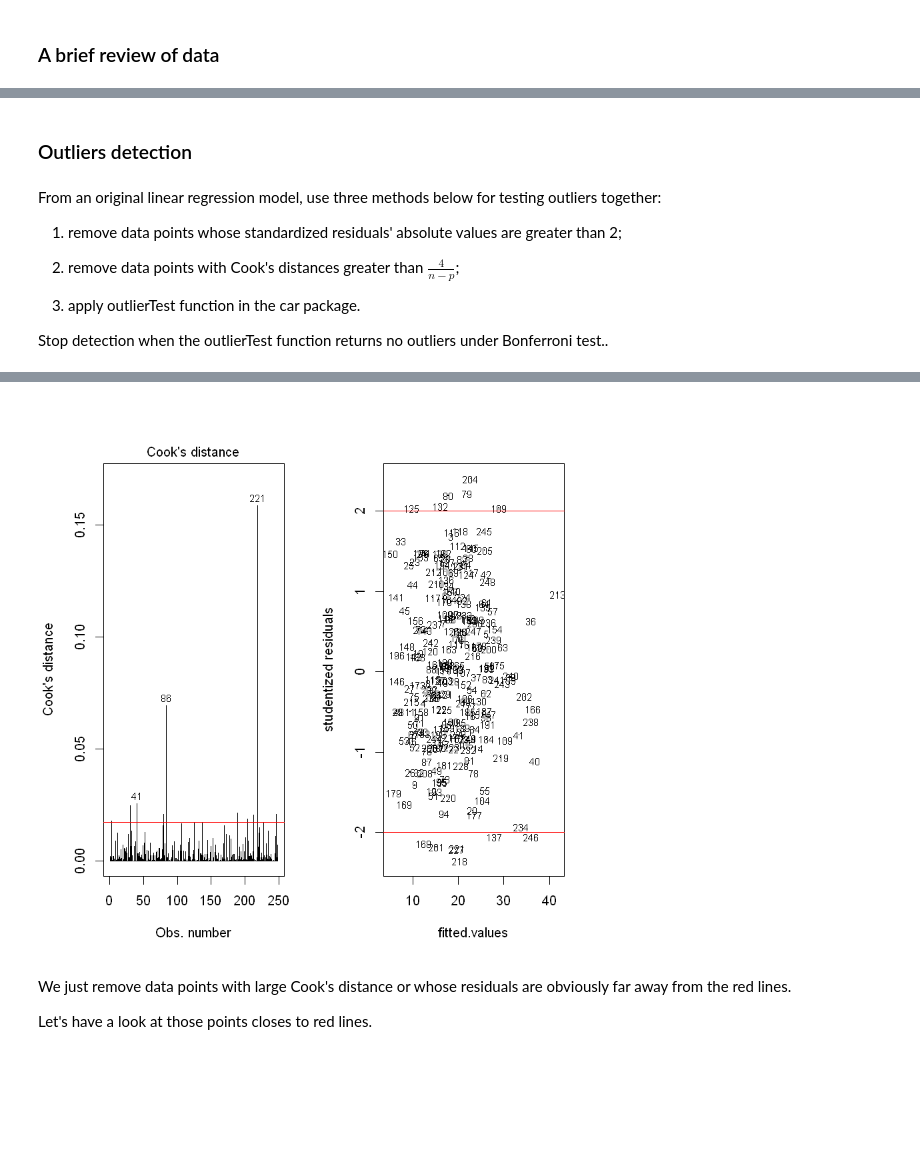
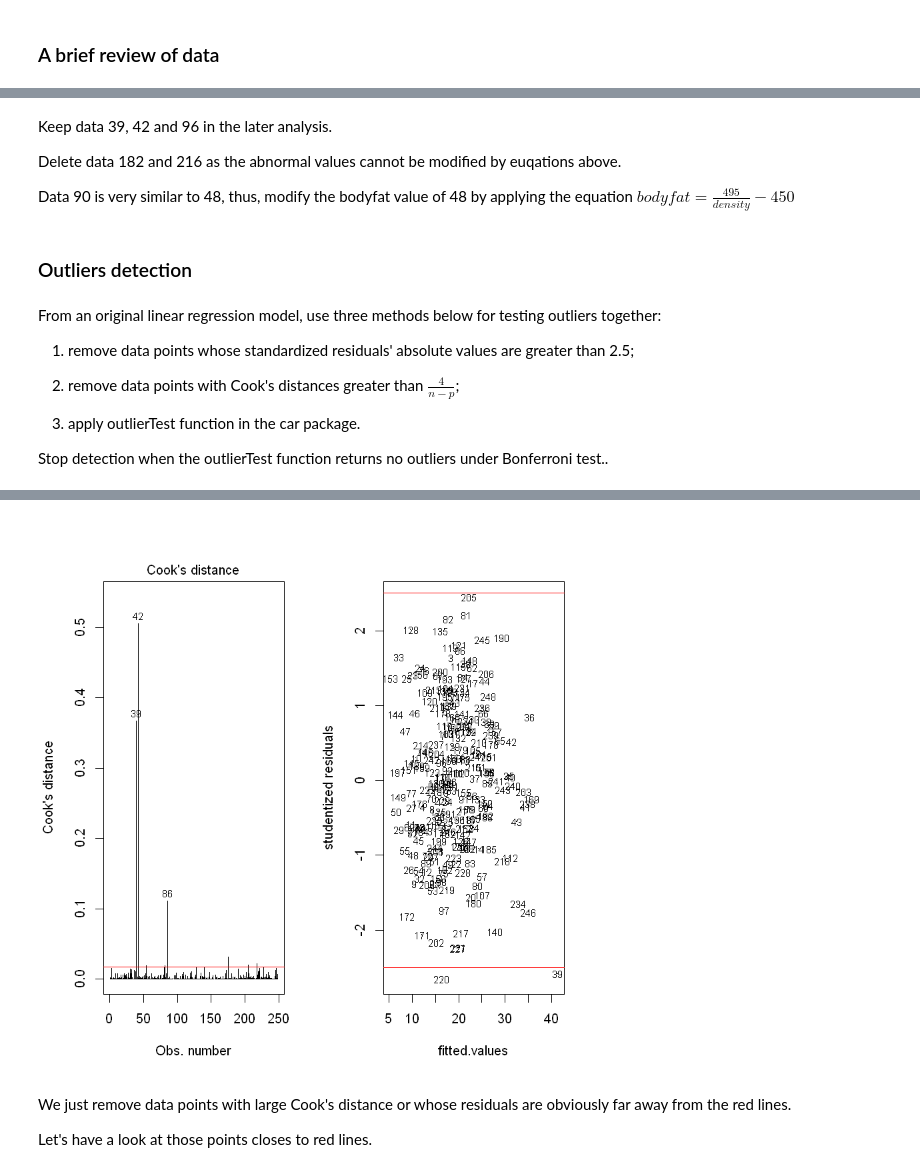
Before and after one commit to jwu424/628Module2, a Jupyter notebook: data cleaning.ipynb, the cells around one changed output, grey strips where cells are left out. Drawn from its saved outputs; the diff is of its cells as text; code cells hidden in the pictures; blank space fills up the shorter version.

```diff
--- a/data cleaning.ipynb
+++ b/data cleaning.ipynb
@@ -1,5 +1,5 @@
 # %%
 rm(list=ls())
 setwd("D:/2019 Fall/STAT 628/module 2")
-data = read.csv("BODYFAT.csv")[,-c(1,3)]
-m = lm(BODYFAT~.,data)
+data = read.csv("BODYFAT.csv")[,-1]
+library(car)
@@ -61,0 +62,4 @@ In the data cleaning process, data points with minimum BODYFAT or HEIGHT values
+# %%
+data[index,]
+data[90,]
+data$BODYFAT[48] = 496/dens=data$DENSITY[48]-450
@@ -62,9 +80,15 @@ In the data cleaning process, data points with minimum BODYFAT or HEIGHT values
+# %% [markdown]
+Keep data 39, 42 and 96 in the later analysis.
+
+Delete data 182 and 216 as the abnormal values cannot be modified by euqations above.
+
+Data 90 is very similar to 48, thus, modify the bodyfat value of 48 by applying the equation $bodyfat = \frac{495}{density}-450$
 # %% [markdown]
 ### Outliers detection
 # %% [markdown]
 From an original linear regression model, use three methods below for testing outliers together:
 
-1. remove data points whose standardized residuals' absolute values are greater than 2;
+1. remove data points whose standardized residuals' absolute values are greater than 2.5;
 
 2. remove data points with Cook's distances greater than $\frac{4}{n-p}$;
 
@@ -72,7 +96,8 @@ From an original linear regression model, use three methods below for testing ou
 
 Stop detection when the outlierTest function returns no outliers under Bonferroni test..
 # %%
-m = lm(data$BODYFAT~.,data)
+data = data[-c(182,216),]
+m = lm(BODYFAT~.,data[,-2])
 # test outliers
 plot.outlier=function(model,data){
   n = nrow(data)
@@ -83,8 +108,8 @@ plot.outlier=function(model,data){
   plot(x=model$fitted.values,y=rstudent(model),pch=".",
        xlab="fitted.values",ylab="studentized residuals")
   text(x=model$fitted.values,y=rstudent(model),labels=1:nrow(data),cex=0.75)
-  abline(h=2,col="red")
-  abline(h=-2,col="red")
+  abline(h=2.5,col="red")
+  abline(h=-2.5,col="red")
   outlierTest(model)
 }
 
@@ -98,4 +123,4 @@ Largest |rstudent|:
-[figure, old version]
+[figure, new version]
 # %% [markdown]
 We just remove data points with large Cook's distance or whose residuals are obviously far away from the red lines.
 
```
Also changed, not shown: parts of 19 cells of this notebook.
